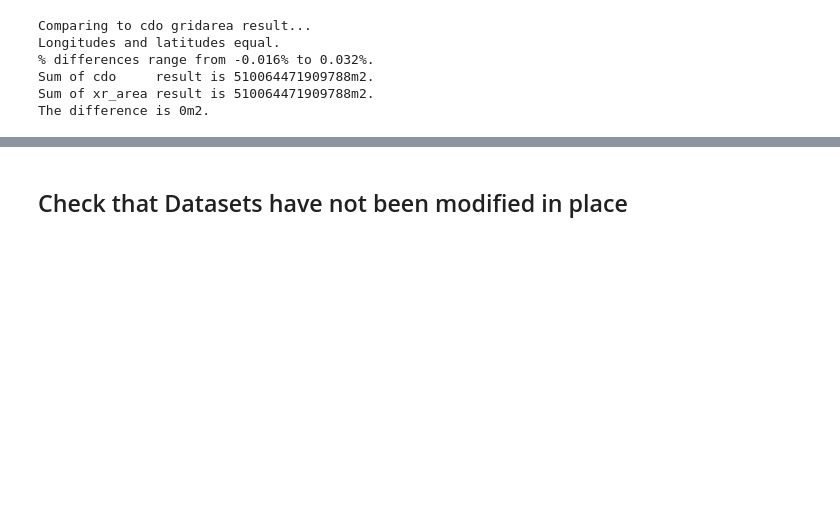
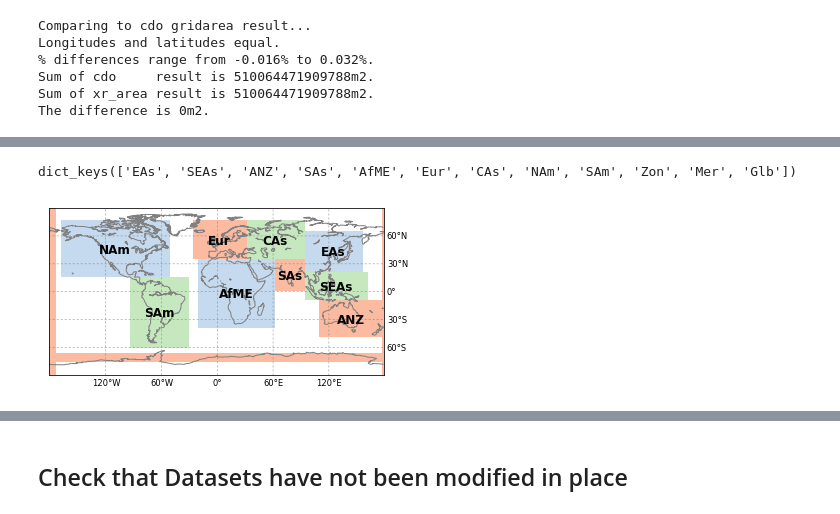
Before and after one commit to grandey/climapy, a Jupyter notebook: notebooks/dev_climapy_xr.ipynb, the cells around one changed output, grey strips where cells are left out. Drawn from its saved outputs; the diff is of its cells as text; code cells hidden in the pictures; blank space fills up the shorter version.

```diff
--- a/notebooks/dev_climapy_xr.ipynb
+++ b/notebooks/dev_climapy_xr.ipynb
@@ -560,0 +623,61 @@ key = strange
+# %%
+# Region bounds dictionary for development/testing purposes
+region_bounds_dict = {'EAs': [(94, 156), (20, 65)],  # longitude tuple, latitude tuple
+                      'SEAs': [(94, 161), (-10, 20)],
+                      'ANZ': [(109, 179), (-50, -10)],
+                      'SAs': [(61, 94), (0, 35)],
+                      'AfME': [(-21, 61), (-40, 35)],
+                      'Eur': [(-26, 31), (35, 75)],
+                      'CAs': [(31, 94), (35, 75)],
+                      'NAm': [(-169, -51), (15, 75)],
+                      'SAm': [(266, 329), (-60, 15)],
+                      'Zon': [None, (-75.5, -65.5)],
+                      'Mer': [(175.5, 185.5), None],
+                      'Glb': [None, None]}
+region_bounds_dict.keys()
+# %% [output]
+dict_keys(['EAs', 'SEAs', 'ANZ', 'SAs', 'AfME', 'Eur', 'CAs', 'NAm', 'SAm', 'Zon', 'Mer', 'Glb'])
+# %%
+# Example: map for select_how='inside'
+ds = f0_dict['shift_lon']
+lon, lat = ds['lon'].values, ds['lat'].values
+lon0 = lon[0] - ((lon[1] - lon[0]) / 2.0)  # lower bound for first longitude bin
+lat0 = lat[0] - ((lat[1] - lat[0]) / 2.0)  # pseudo lower bound for first latitude bin
+# Set-up map
+fig = plt.figure(figsize=(6, 4.5))
+bm = Basemap(llcrnrlat=-90.0, urcrnrlat=90.0, llcrnrlon=lon0, urcrnrlon=360.0+lon0)
+bm.drawcoastlines(color='0.5')
+bm.drawparallels([-60, -30, 0, 30, 60], labels=[0, 1, 0, 0], fontsize='small',
+                  color='0.5', linewidth=0.5)
+bm.drawmeridians([-120, -60, 0, 60, 120], labels=[0, 0, 0, 1], fontsize='small',
+                  color='0.5', linewidth=0.5)
+# Plot region masks and names
+for region, bounds in region_bounds_dict.items():
+    lon_bounds, lat_bounds = bounds
+    # Set colour map
+    if region in ['NAm', 'AfME', 'EAs']:  # shading colour dependent on region
+        cmap = 'Blues'
+    elif region in ['SAm', 'CAs', 'SEAs']:
+        cmap = 'Greens'
+    else:
+        cmap = 'Reds'
+    # Create data for region
+    data = ds.isel(time=0)['TS'].copy()
+    data[:] = 1
+    data = climapy.xr_mask_bounds(data, lon_bounds=lon_bounds, lat_bounds=lat_bounds,
+                                  select_how='inside')
+    # Plot data and annotation
+    if region != 'Glb':
+        im = plt.imshow(data, extent=[lon0, lon0+360, -lat0, lat0],
+                        interpolation='Nearest', cmap=cmap,
+                        vmin=0, vmax=4)
+        if lon_bounds and lat_bounds:
+            label_pos = [(lon_bounds[0]+lon_bounds[1])/2,
+                         (lat_bounds[0]+lat_bounds[1])/2]
+            if label_pos[0] > 180:
+                label_pos[0] -= 360
+            plt.text(label_pos[0], label_pos[1], region,
+                     color='k', weight='bold', fontsize='large',
+                     horizontalalignment='center', verticalalignment='center')
+# %% [output]
+[figure, added]
```
Also changed, not shown: parts of 18 cells of this notebook, 1 other file.
